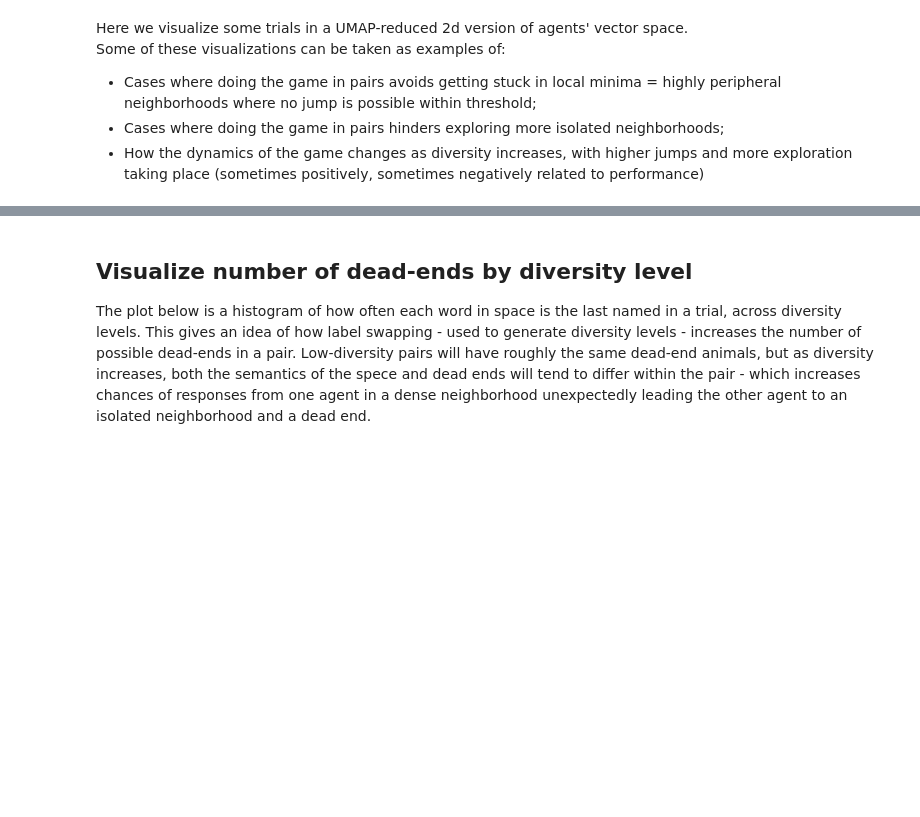
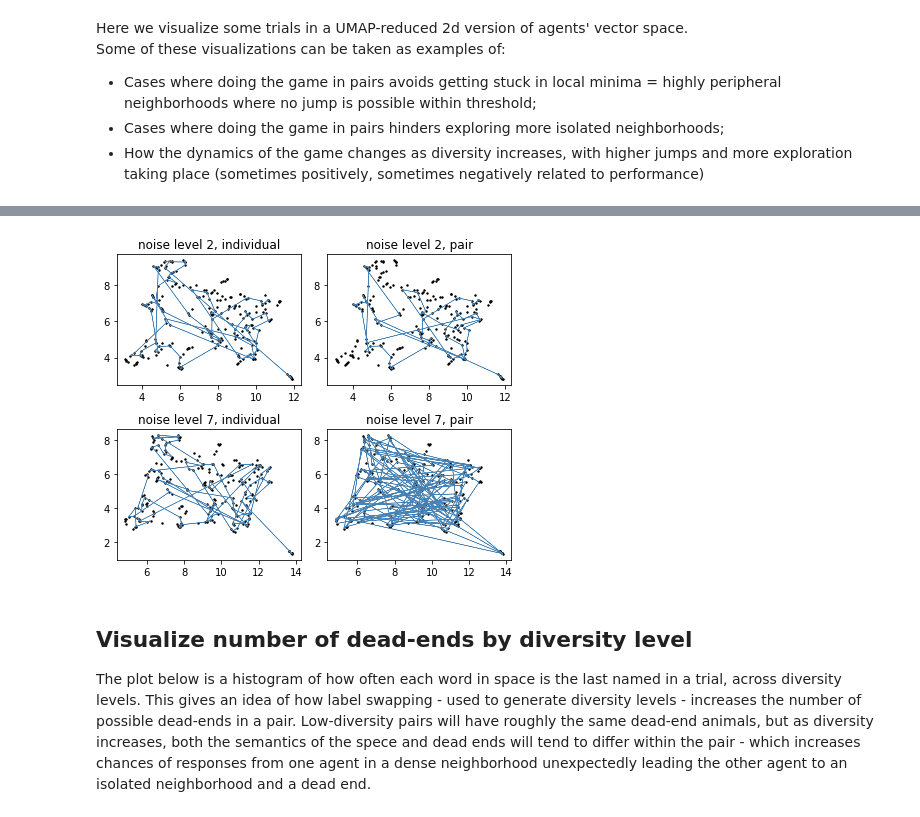
Before and after one commit to rbroc/diversity_abm, a Jupyter notebook: 04_supplementary.ipynb, the cells around one changed output, grey strips where cells are left out. Cells and saved outputs as stored; diff of their text form; code cells hidden in the pictures; blank space fills up the shorter version.

Commit message:
simplify plot

```diff
--- a/04_supplementary.ipynb
+++ b/04_supplementary.ipynb
@@ -119,9 +119,9 @@ for dlidx, dl in enumerate(levels):
             target_probs = 'prob1'
 
         pdf = pd.read_csv(f'{LOG_PATH}/pairs/{pair_id}')
-        pdf = pdf[pdf['init_seed']==seed]
+        pdf = pdf[pdf['init_seed']=='goat']
         idf = pd.read_csv(f'{LOG_PATH}/individual/{agent}')
-        idf = idf[idf['init_seed']==seed]
+        idf = idf[idf['init_seed']=='goat']
 
         sns.lineplot(data=pdf.reset_index(),
                      y=target_probs,
@@ -301,3 +244,45 @@ for dl in levels:
+# %%
+space1 = pd.read_csv(f'{MODEL_PATH}/noised_vectors/{"_".join(best_pair_2.split("_")[:3])}.tsv',
+                    sep='\t', index_col=0)
+ad1 = dict(zip(space1.index, range(len(space1.index))))
+scaled_space = StandardScaler().fit_transform(space1)
+embedding1 = reducer.fit_transform(scaled_space)
+space2 = pd.read_csv(f'{MODEL_PATH}/noised_vectors/{"_".join(best_pair_7.split("_")[:3])}.tsv',
+                    sep='\t', index_col=0)
+ad2 = dict(zip(space2.index, range(len(space2.index))))
+scaled_space = StandardScaler().fit_transform(space2)
+embedding2 = reducer.fit_transform(scaled_space)
+adicts = [ad1, ad1, ad2, ad2]
+spaces = [embedding1, embedding1, embedding2, embedding2]
+# %%
+f, ax = plt.subplots(figsize=(6,5), ncols=2, nrows=2)
+
+for idx in range(4):
+    animal_dict = adicts[idx]
+    pdf = ds[idx]
+    embedding = spaces[idx]
+    named = pdf.seed.tolist() + [pdf.response.tolist()[-1]]
+    named_idx = [animal_dict[i] for i in named]
+    xs = [embedding[n,0] for n in named_idx]
+    ys = [embedding[n,1] for n in named_idx]
+    for ix in range(len(xs)-1):
+        ax[axs[idx]].arrow(x=xs[ix],
+                    y=ys[ix],
+                    dx=xs[ix+1]-xs[ix],
+                    dy=ys[ix+1]-ys[ix],
+                    shape='full',
+                    lw=.5,
+                    length_includes_head=True,
+                    head_width=.05,
+                    color='steelblue')
+    ax[axs[idx]].scatter(embedding[:,0],
+                         embedding[:,1], s=2, color='k')
+    ax[axs[idx]].set_title(titles[idx])
+
+plt.tight_layout()
+plt.show()
+# %% [output]
+[figure, added]
 # %% [markdown]
 ## Visualize number of dead-ends by diversity level <a class="anchor" id="dead-ends"></a>
 The plot below is a histogram of how often each word in space is the last named in a trial, across diversity levels.
```
Also changed, not shown: parts of 4 cells of this notebook.
